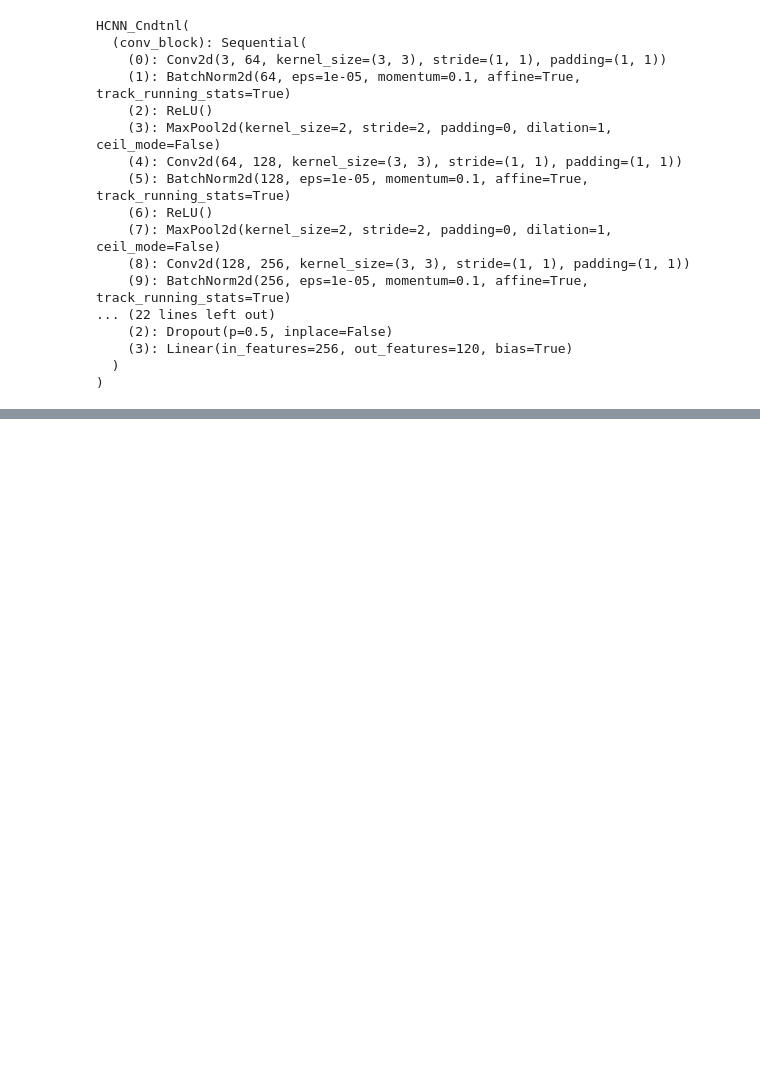
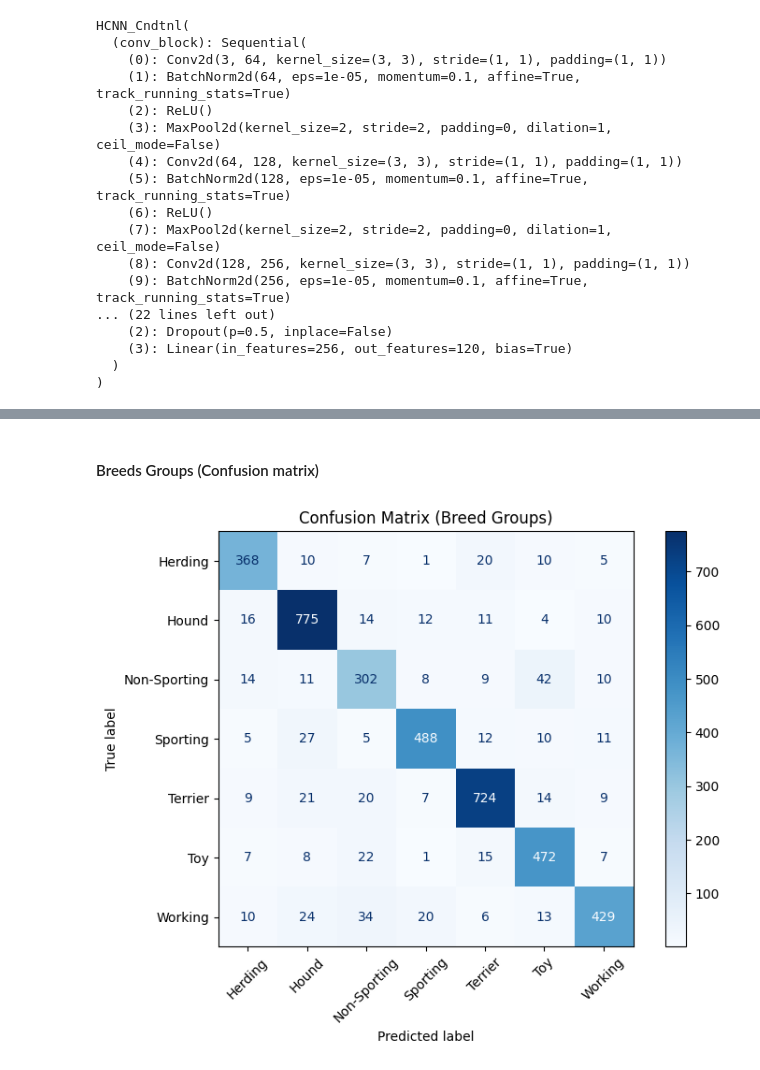
Before and after one commit to issaravas/Classification-of-the-breeds-of-dogs, a Jupyter notebook: hierarchical_conditional_cnn.ipynb, the cells around one changed output, grey strips where cells are left out. Cells and saved outputs as stored; diff of their text form; code cells hidden in the pictures; blank space fills up the shorter version.

```diff
--- a/hierarchical_conditional_cnn.ipynb
+++ b/hierarchical_conditional_cnn.ipynb
@@ -552,0 +724,34 @@ Italian_greyhound: 0.05
+# %% [markdown]
+#### Breeds Groups (Confusion matrix)
+# %%
+def plot_group_confusion_matrices(model, dataloader, group_to_idx, device="cpu"):
+    idx_to_group = {v: k for k, v in group_to_idx.items()}
+    all_preds = []
+    all_labels = []
+
+    model.eval()
+    with torch.no_grad():
+        for images, group_labels, _ in dataloader:
+            images = images.to(device)
+            group_labels = group_labels.to(device)
+
+            group_logits, _ = model(images)
+            _, group_preds = torch.max(group_logits, 1)
+
+            all_preds.extend(group_preds.cpu().numpy())
+            all_labels.extend(group_labels.cpu().numpy())
+
+    cm = confusion_matrix(all_labels, all_preds)
+    group_labels = [idx_to_group[i] for i in range(len(group_to_idx))]
+
+    fig, ax = plt.subplots(figsize=(8, 6))
+    disp = ConfusionMatrixDisplay(confusion_matrix=cm, display_labels=group_labels)
+    disp.plot(ax=ax, cmap="Blues", xticks_rotation=45)
+    ax.set_title("Confusion Matrix (Breed Groups)")
+    plt.grid(False)
+    plt.tight_layout()
+    plt.show()
+# %%
+plot_group_confusion_matrices(model, test_loader, group_to_idx, device="cpu")
+# %% [output]
+[figure, added]
```
Also changed, not shown: parts of 23 cells of this notebook.
